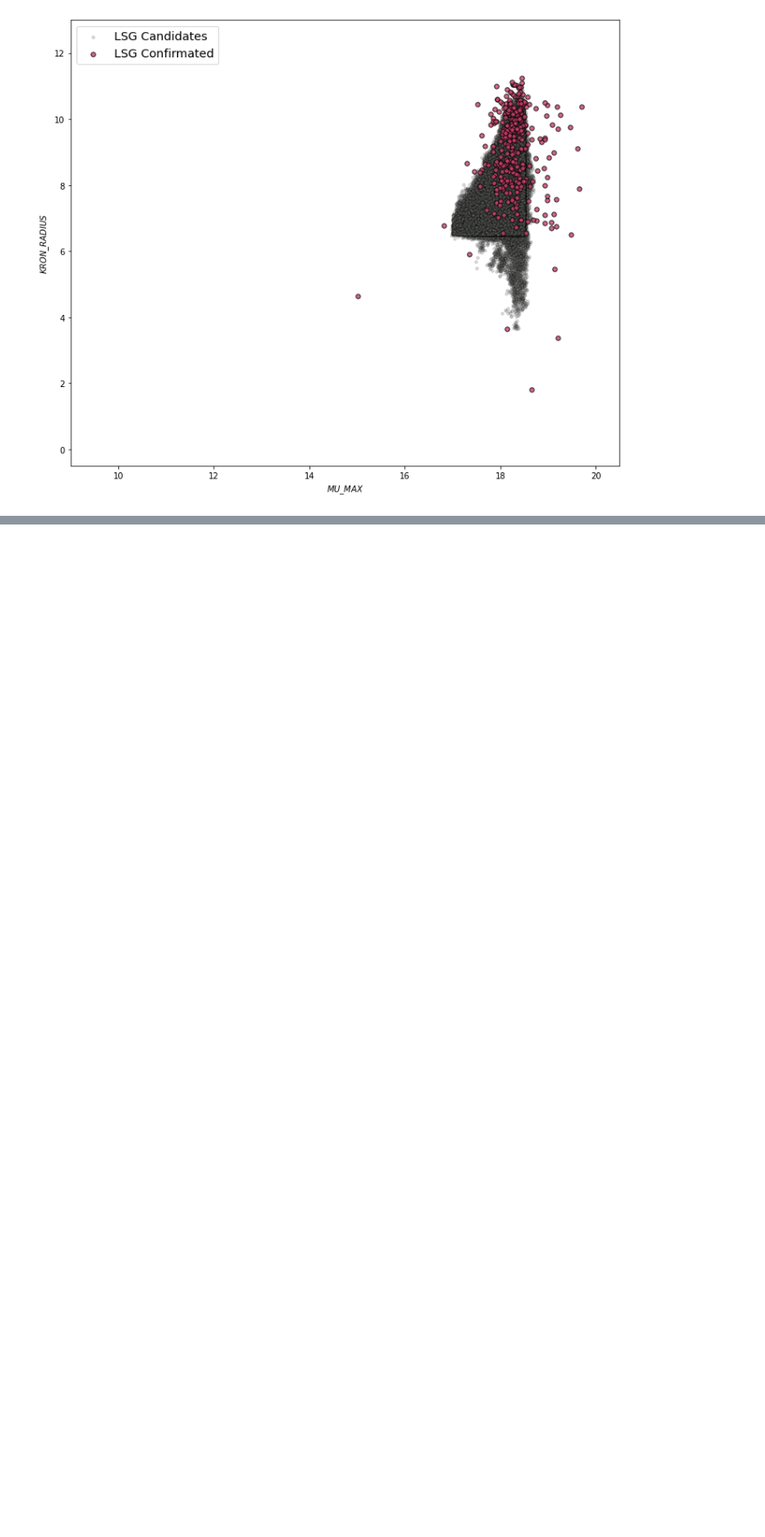
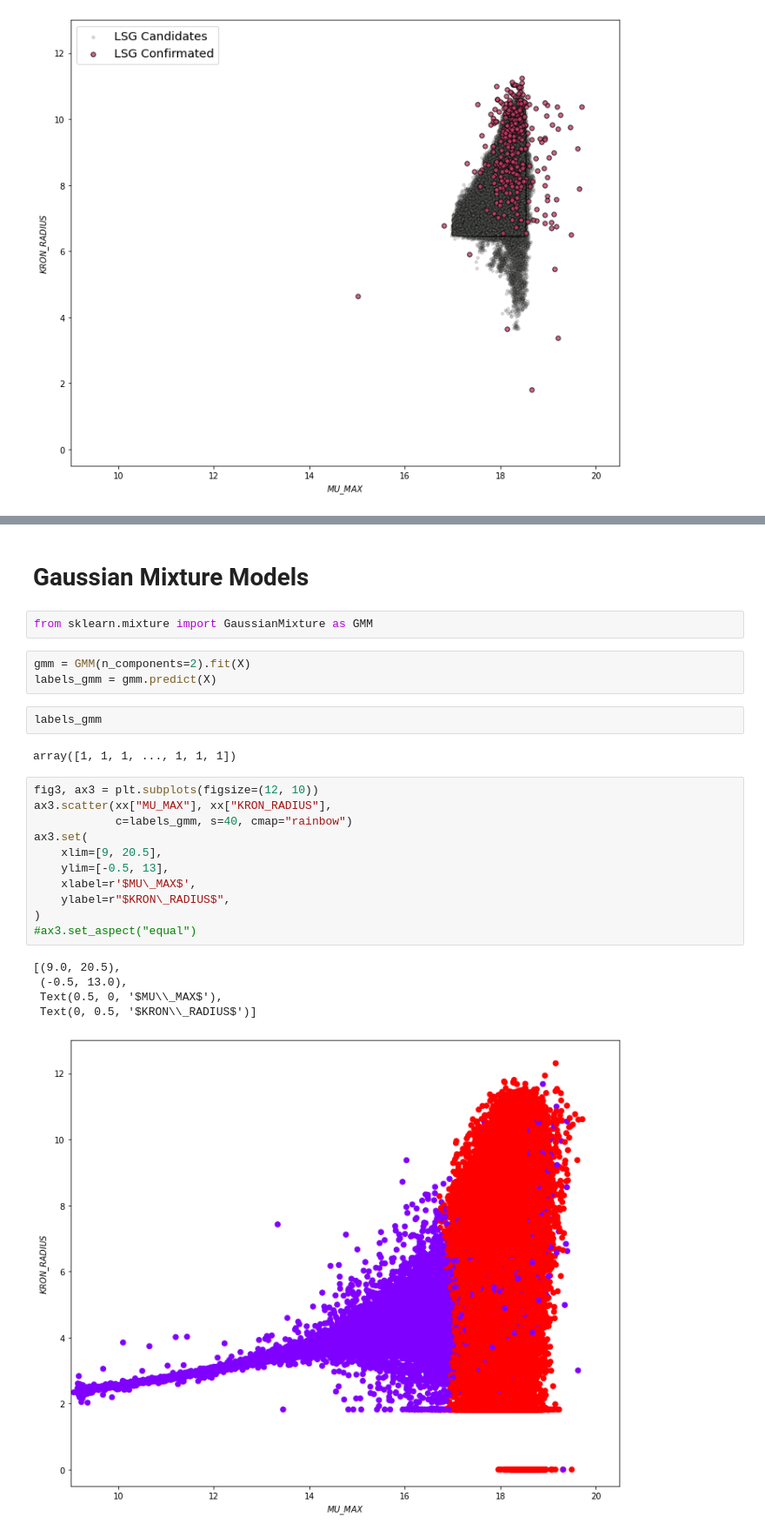
Before and after one commit to AngelGSoto/LSGs-splus, a Jupyter notebook: MLs-tecniques.ipynb, the cells around one changed output, grey strips where cells are left out. Shown at 87% size. Drawn from its saved outputs; the diff is of its cells as text; blank space fills up the shorter version.

```diff
--- a/MLs-tecniques.ipynb
+++ b/MLs-tecniques.ipynb
@@ -206,0 +266,28 @@ As I expected, the high-density points on the previous plots were identified by
+# %% [markdown]
+# Gaussian Mixture Models
+# %%
+from sklearn.mixture import GaussianMixture as GMM
+# %%
+gmm = GMM(n_components=2).fit(X)
+labels_gmm = gmm.predict(X)
+# %%
+labels_gmm
+# %% [output]
+array([1, 1, 1, ..., 1, 1, 1])
+# %%
+fig3, ax3 = plt.subplots(figsize=(12, 10))
+ax3.scatter(xx["MU_MAX"], xx["KRON_RADIUS"],
+            c=labels_gmm, s=40, cmap="rainbow")
+ax3.set(
+    xlim=[9, 20.5],
+    ylim=[-0.5, 13],
+    xlabel=r'$MU\_MAX$',
+    ylabel=r"$KRON\_RADIUS$",
+)
+#ax3.set_aspect("equal")
+# %% [output]
+[(9.0, 20.5),
+ (-0.5, 13.0),
+ Text(0.5, 0, '$MU\\_MAX$'),
+ Text(0, 0.5, '$KRON\\_RADIUS$')]
+[figure, added]
```
Also changed, not shown: parts of 21 cells of this notebook.
